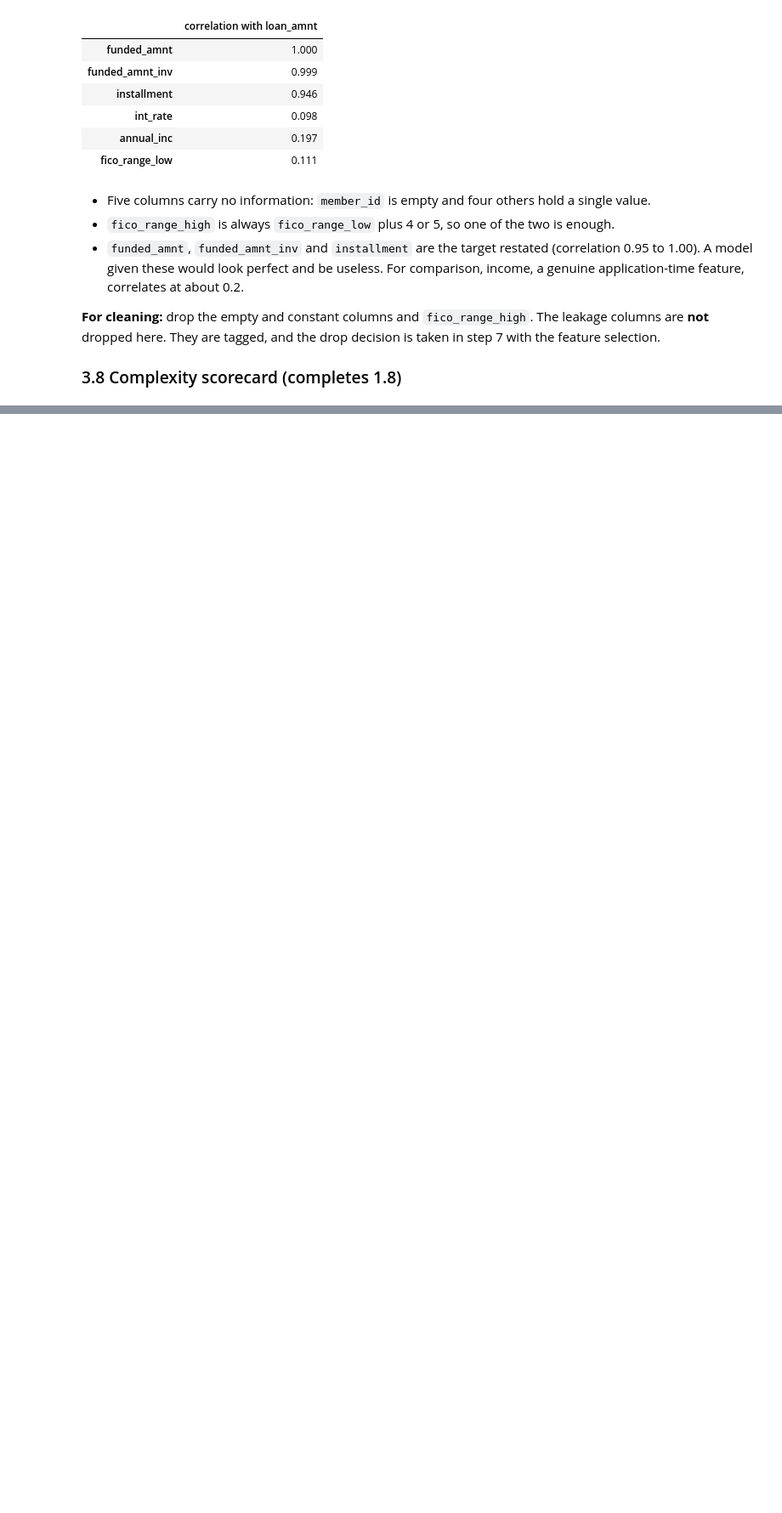
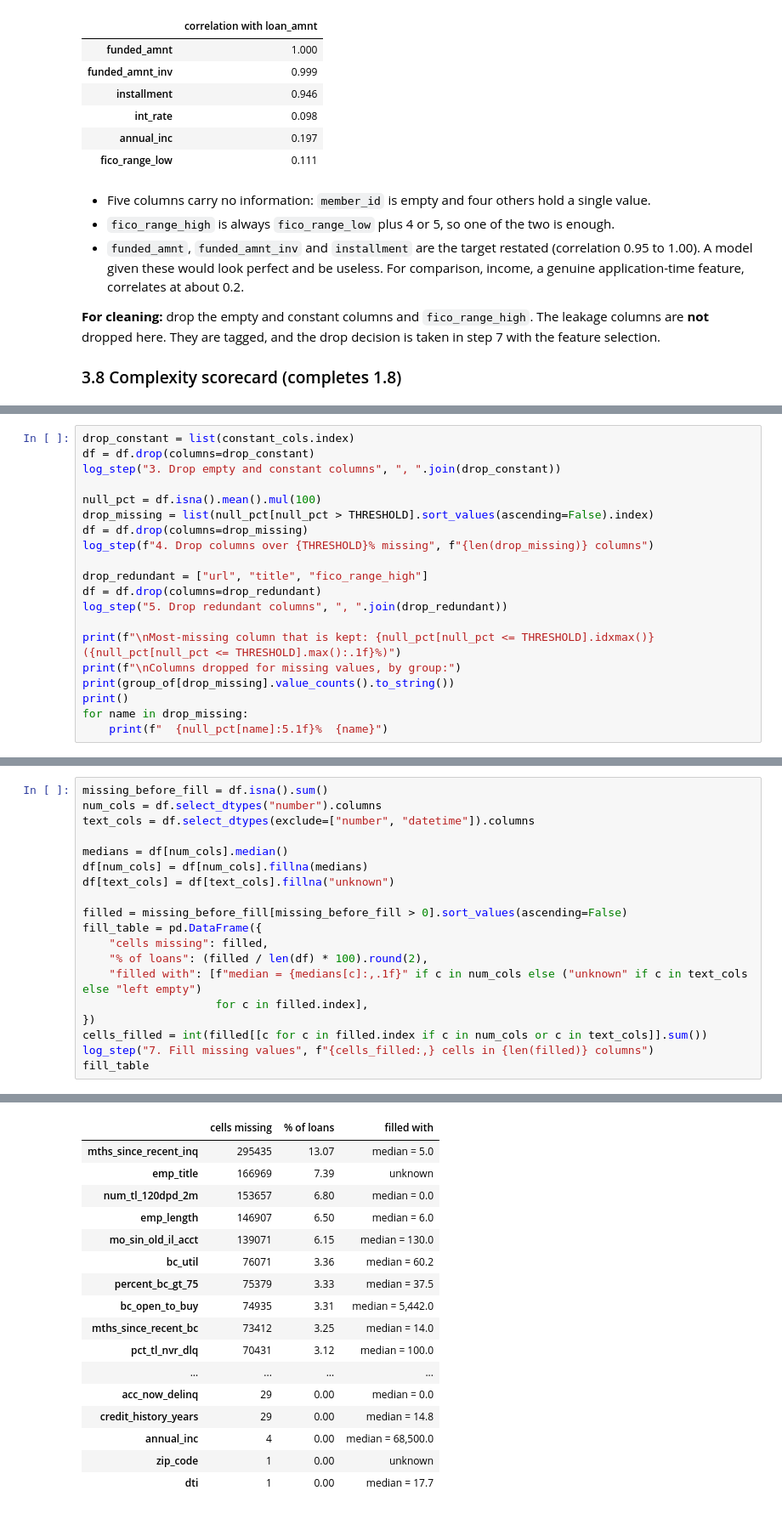
Before and after one commit to dhruvinn25/credibility-gamble, a Jupyter notebook: notebooks/01_data_prep.ipynb, the cells around one changed output, grey strips where cells are left out. Shown at 85% size. Cells and saved outputs as stored; diff of their text form; blank space fills up the shorter version.

```diff
--- a/notebooks/01_data_prep.ipynb
+++ b/notebooks/01_data_prep.ipynb
@@ -822,0 +910,20 @@ with pd.option_context("display.max_colwidth", None):
+# %%
+drop_constant = list(constant_cols.index)
+df = df.drop(columns=drop_constant)
+log_step("3. Drop empty and constant columns", ", ".join(drop_constant))
+
+null_pct = df.isna().mean().mul(100)
+drop_missing = list(null_pct[null_pct > THRESHOLD].sort_values(ascending=False).index)
+df = df.drop(columns=drop_missing)
+log_step(f"4. Drop columns over {THRESHOLD}% missing", f"{len(drop_missing)} columns")
+
+drop_redundant = ["url", "title", "fico_range_high"]
+df = df.drop(columns=drop_redundant)
+log_step("5. Drop redundant columns", ", ".join(drop_redundant))
+
+print(f"\nMost-missing column that is kept: {null_pct[null_pct <= THRESHOLD].idxmax()} ({null_pct[null_pct <= THRESHOLD].max():.1f}%)")
+print(f"\nColumns dropped for missing values, by group:")
+print(group_of[drop_missing].value_counts().to_string())
+print()
+for name in drop_missing:
+    print(f"  {null_pct[name]:5.1f}%  {name}")
@@ -822,0 +1003,20 @@ with pd.option_context("display.max_colwidth", None):
+# %%
+missing_before_fill = df.isna().sum()
+num_cols = df.select_dtypes("number").columns
+text_cols = df.select_dtypes(exclude=["number", "datetime"]).columns
+
+medians = df[num_cols].median()
+df[num_cols] = df[num_cols].fillna(medians)
+df[text_cols] = df[text_cols].fillna("unknown")
+
+filled = missing_before_fill[missing_before_fill > 0].sort_values(ascending=False)
+fill_table = pd.DataFrame({
+    "cells missing": filled,
+    "% of loans": (filled / len(df) * 100).round(2),
+    "filled with": [f"median = {medians[c]:,.1f}" if c in num_cols else ("unknown" if c in text_cols else "left empty")
+                    for c in filled.index],
+})
+cells_filled = int(filled[[c for c in filled.index if c in num_cols or c in text_cols]].sum())
+log_step("7. Fill missing values", f"{cells_filled:,} cells in {len(filled)} columns")
+fill_table
+# %% [output]
@@ -822,0 +1024,17 @@ with pd.option_context("display.max_colwidth", None):
+|  | cells missing | % of loans | filled with |
+| mths_since_recent_inq | 295435 | 13.07 | median = 5.0 |
+| emp_title | 166969 | 7.39 | unknown |
+| num_tl_120dpd_2m | 153657 | 6.80 | median = 0.0 |
+| emp_length | 146907 | 6.50 | median = 6.0 |
+| mo_sin_old_il_acct | 139071 | 6.15 | median = 130.0 |
+| bc_util | 76071 | 3.36 | median = 60.2 |
+| percent_bc_gt_75 | 75379 | 3.33 | median = 37.5 |
+| bc_open_to_buy | 74935 | 3.31 | median = 5,442.0 |
+| mths_since_recent_bc | 73412 | 3.25 | median = 14.0 |
+| pct_tl_nvr_dlq | 70431 | 3.12 | median = 100.0 |
+| ... | ... | ... | ... |
+| acc_now_delinq | 29 | 0.00 | median = 0.0 |
+| credit_history_years | 29 | 0.00 | median = 14.8 |
+| annual_inc | 4 | 0.00 | median = 68,500.0 |
+| zip_code | 1 | 0.00 | unknown |
+| dti | 1 | 0.00 | median = 17.7 |
```
Also changed, not shown: parts of 24 cells of this notebook, 2 other files.
